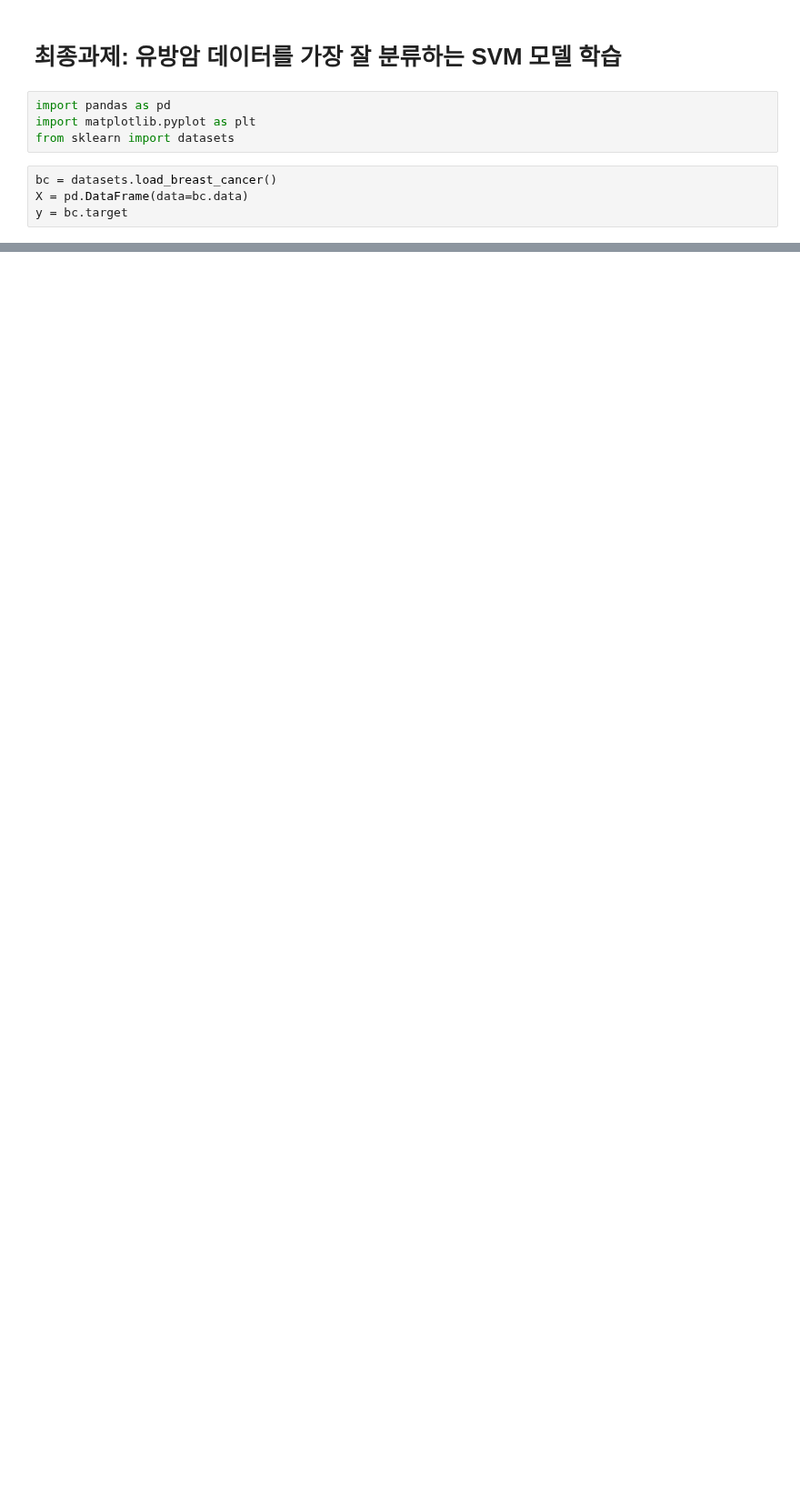
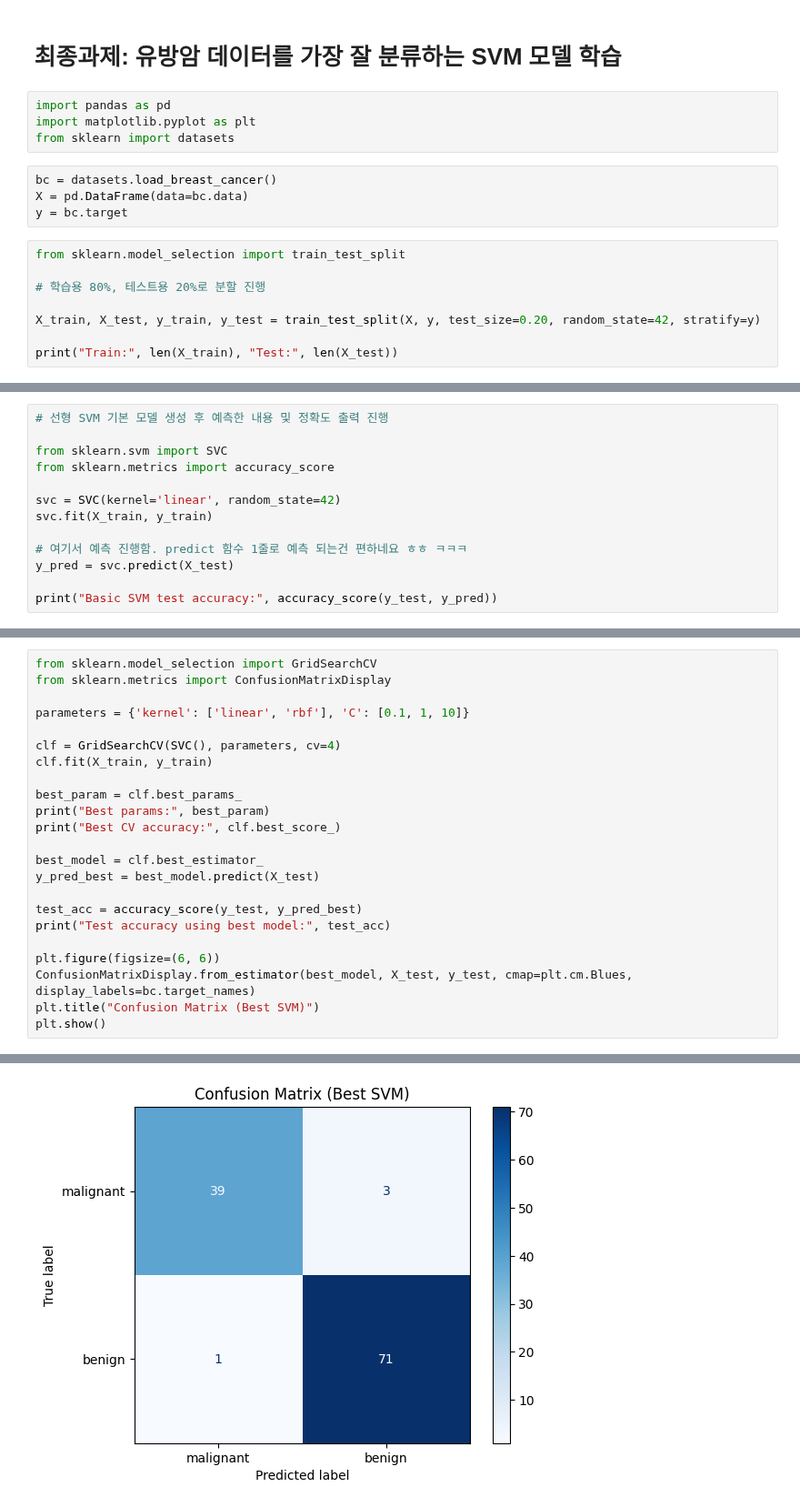
Before and after one commit to SSU-Reality-Lab/week-5-SeungJin1112, a Jupyter notebook: Week_5_Machine_learning_2025.ipynb, the cells around one changed output, grey strips where cells are left out. Shown at 91% size. Drawn from its saved outputs; the diff is of its cells as text; blank space fills up the shorter version.

```diff
--- a/Week_5_Machine_learning_2025.ipynb
+++ b/Week_5_Machine_learning_2025.ipynb
@@ -268,3 +377,11 @@ from sklearn import datasets
 bc = datasets.load_breast_cancer()
 X = pd.DataFrame(data=bc.data)
 y = bc.target
+# %%
+from sklearn.model_selection import train_test_split
+
+# 학습용 80%, 테스트용 20%로 분할 진행
+
+X_train, X_test, y_train, y_test = train_test_split(X, y, test_size=0.20, random_state=42, stratify=y)
+
+print("Train:", len(X_train), "Test:", len(X_test))
@@ -270,0 +390,13 @@ y = bc.target
+# %%
+# 선형 SVM 기본 모델 생성 후 예측한 내용 및 정확도 출력 진행
+
+from sklearn.svm import SVC
+from sklearn.metrics import accuracy_score
+
+svc = SVC(kernel='linear', random_state=42)
+svc.fit(X_train, y_train)
+
+# 여기서 예측 진행함. predict 함수 1줄로 예측 되는건 편하네요 ㅎㅎ ㅋㅋㅋ
+y_pred = svc.predict(X_test)
+
+print("Basic SVM test accuracy:", accuracy_score(y_test, y_pred))
@@ -270,0 +405,24 @@ y = bc.target
+# %%
+from sklearn.model_selection import GridSearchCV
+from sklearn.metrics import ConfusionMatrixDisplay
+
+parameters = {'kernel': ['linear', 'rbf'], 'C': [0.1, 1, 10]}
+
+clf = GridSearchCV(SVC(), parameters, cv=4)
+clf.fit(X_train, y_train)
+
+best_param = clf.best_params_
+print("Best params:", best_param)
+print("Best CV accuracy:", clf.best_score_)
+
+best_model = clf.best_estimator_
+y_pred_best = best_model.predict(X_test)
+
+test_acc = accuracy_score(y_test, y_pred_best)
+print("Test accuracy using best model:", test_acc)
+
+plt.figure(figsize=(6, 6))
+ConfusionMatrixDisplay.from_estimator(best_model, X_test, y_test, cmap=plt.cm.Blues, display_labels=bc.target_names)
+plt.title("Confusion Matrix (Best SVM)")
+plt.show()
+# %% [output]
@@ -270,0 +433 @@ y = bc.target
+[figure, added]
```
Also changed, not shown: parts of 20 cells of this notebook.
